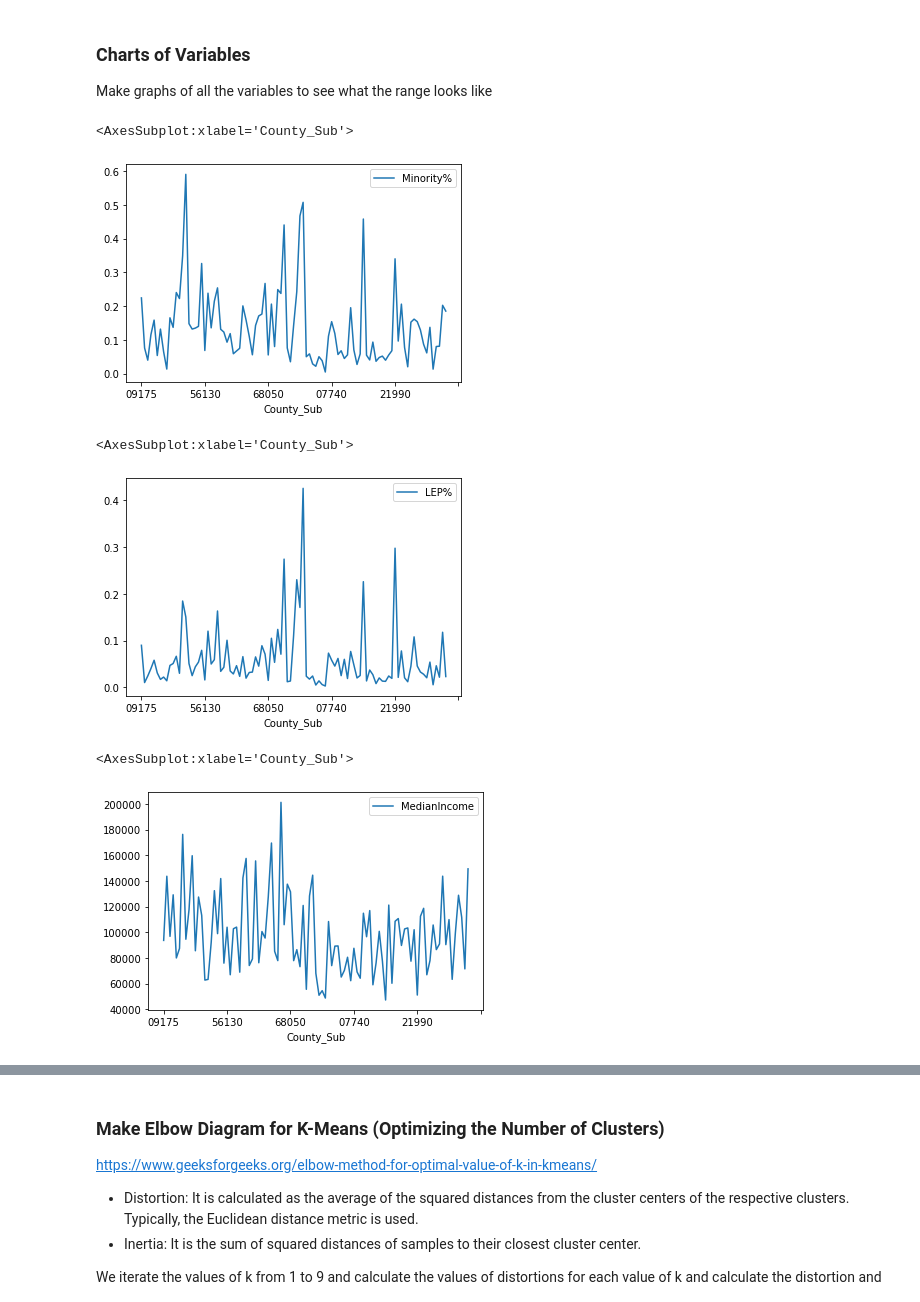
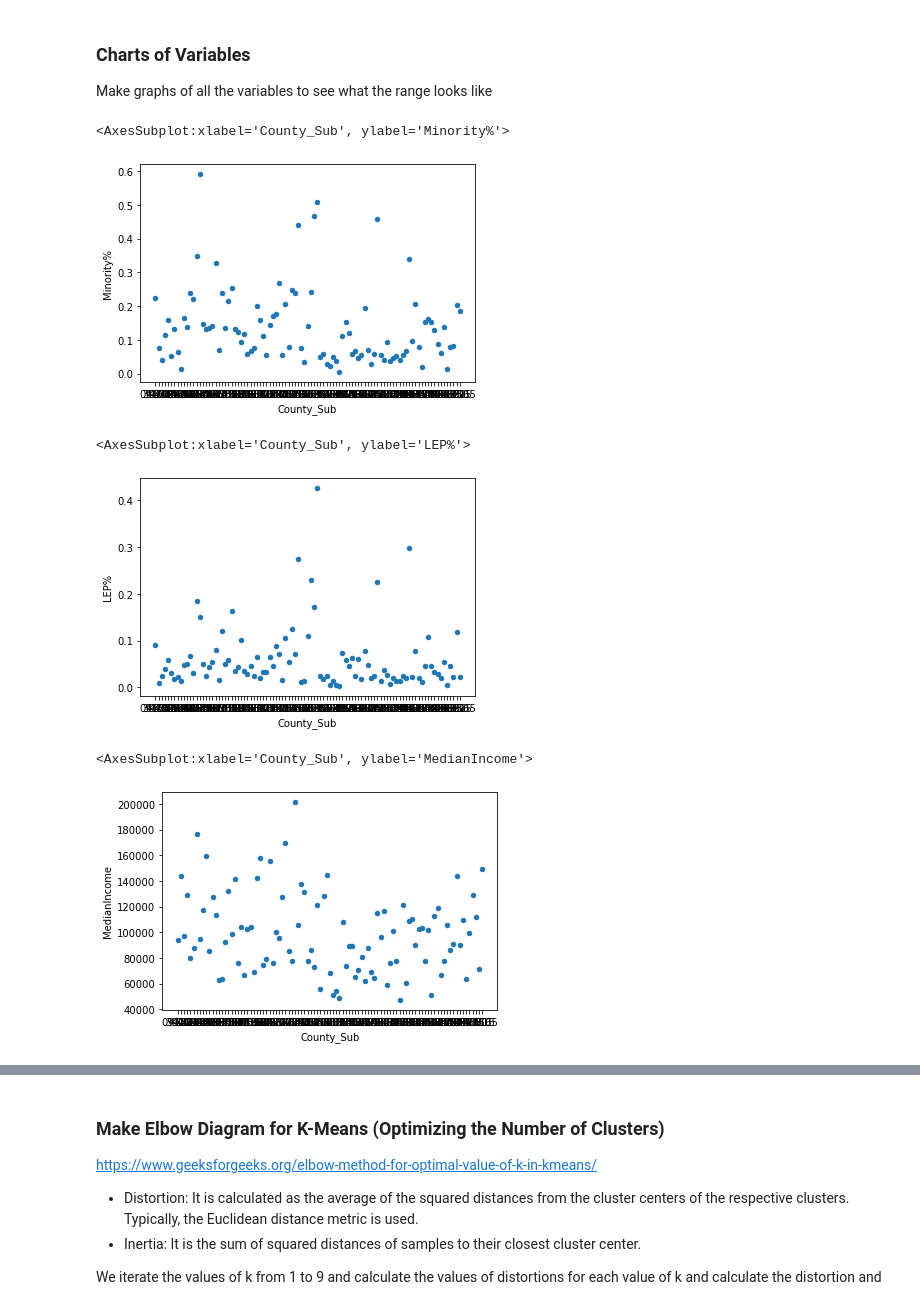
Before and after one commit to mmatkinson7/EquityMLMPO, a Jupyter notebook: ML_Equity_MPO.ipynb, the cells around one changed output, grey strips where cells are left out. Cells and saved outputs as stored; diff of their text form; code cells hidden in the pictures.

```diff
--- a/ML_Equity_MPO.ipynb
+++ b/ML_Equity_MPO.ipynb
@@ -307,21 +307,24 @@ Notes:
 Make graphs of all the variables to see what the range looks like
 # %%
 # Minority %
-allvarDF[['County_Sub','Minority%']].set_index('County_Sub').plot(kind='line')
+#allvarDF[['County_Sub','Minority%']].set_index('County_Sub').plot(kind='line') #line graph
+allvarDF[['County_Sub','Minority%']].plot(kind='scatter', x='County_Sub', y='Minority%') #scatter plot
 # %% [output]
-<AxesSubplot:xlabel='County_Sub'>
+<AxesSubplot:xlabel='County_Sub', ylabel='Minority%'>
-[figure, old version]
+[figure, new version]
 # %%
 # LEP %
-allvarDF[['County_Sub','LEP%']].set_index('County_Sub').plot(kind='line')
+#allvarDF[['County_Sub','LEP%']].set_index('County_Sub').plot(kind='line') #line graph
+allvarDF[['County_Sub','LEP%']].plot(kind='scatter', x='County_Sub', y='LEP%') #scatter plot
 # %% [output]
-<AxesSubplot:xlabel='County_Sub'>
+<AxesSubplot:xlabel='County_Sub', ylabel='LEP%'>
-[figure, old version]
+[figure, new version]
 # %%
 # Median Income
-allvarDF[['County_Sub','MedianIncome']].set_index('County_Sub').plot(kind='line')
+#allvarDF[['County_Sub','MedianIncome']].set_index('County_Sub').plot(kind='line') #line graph
+allvarDF[['County_Sub','MedianIncome']].plot(kind='scatter', x='County_Sub', y='MedianIncome') #scatter plot
 # %% [output]
-<AxesSubplot:xlabel='County_Sub'>
+<AxesSubplot:xlabel='County_Sub', ylabel='MedianIncome'>
-[figure, old version]
+[figure, new version]
 # %%
 # No Car Households
```
Also changed, not shown: parts of 13 cells of this notebook.
